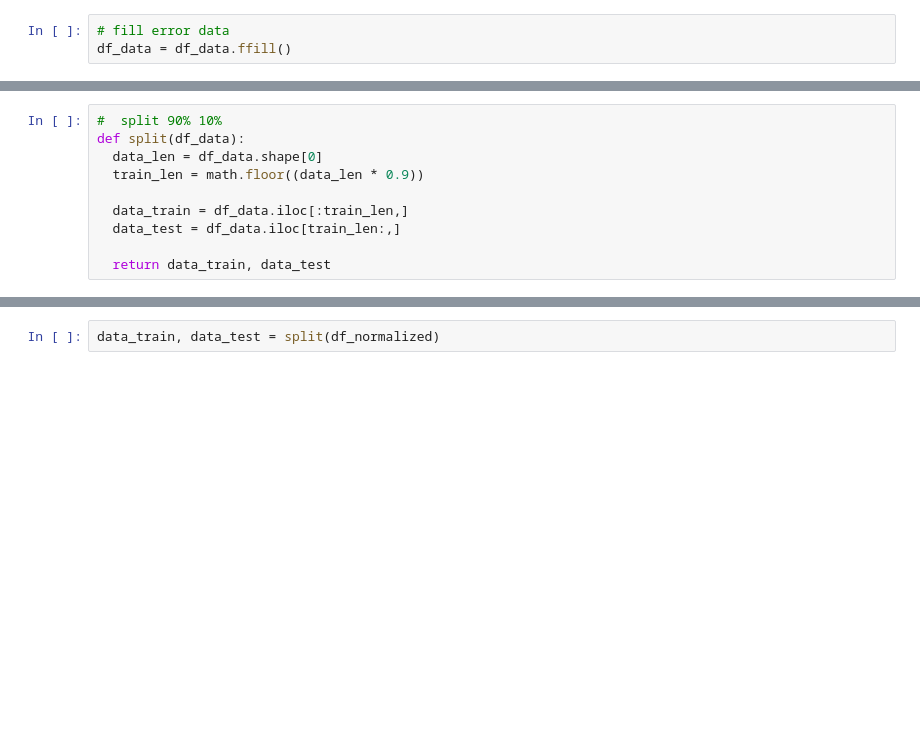
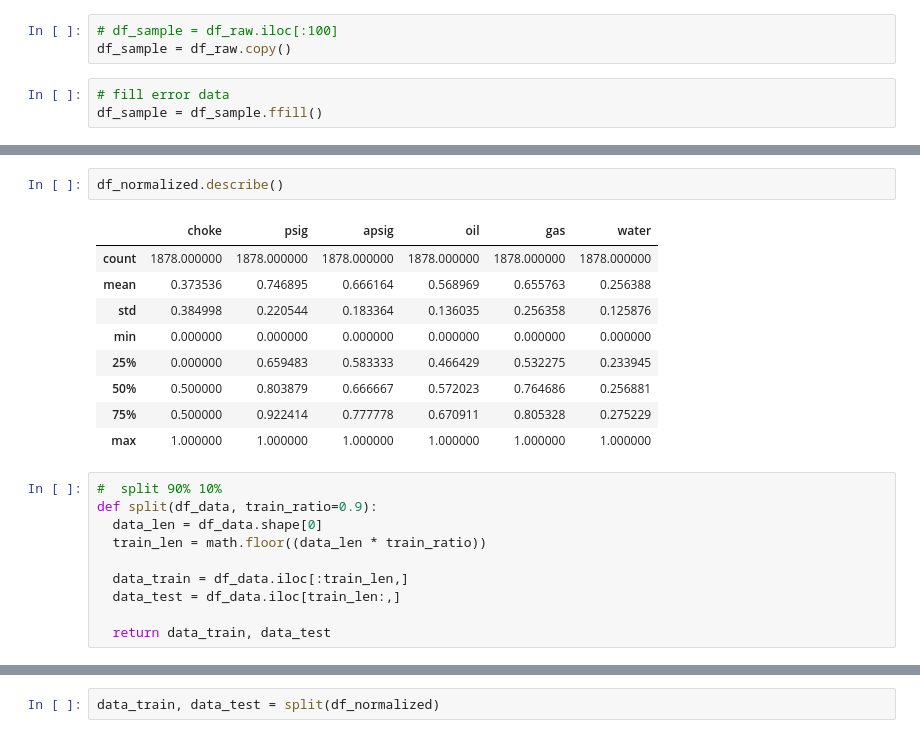
Before and after one commit to Dzyfhuba/lstm-prototype, a Jupyter notebook: app.ipynb, the cells around one changed output, grey strips where cells are left out. Drawn from its saved outputs; the diff is of its cells as text; blank space fills up the shorter version.

```diff
--- a/app.ipynb
+++ b/app.ipynb
@@ -10,3 +19,6 @@ df_data = df_data[columns]
+# %%
+# df_sample = df_raw.iloc[:100]
+df_sample = df_raw.copy()
 # %%
 # fill error data
-df_data = df_data.ffill()
+df_sample = df_sample.ffill()
@@ -21,8 +164,20 @@ df_normalized[columns] = (df_normalized[columns] - min_params) / (max_params - m
+# %%
+df_normalized.describe()
+# %% [output]
+|  | choke | psig | apsig | oil | gas | water |
+| count | 1878.000000 | 1878.000000 | 1878.000000 | 1878.000000 | 1878.000000 | 1878.000000 |
+| mean | 0.373536 | 0.746895 | 0.666164 | 0.568969 | 0.655763 | 0.256388 |
+| std | 0.384998 | 0.220544 | 0.183364 | 0.136035 | 0.256358 | 0.125876 |
+| min | 0.000000 | 0.000000 | 0.000000 | 0.000000 | 0.000000 | 0.000000 |
+| 25% | 0.000000 | 0.659483 | 0.583333 | 0.466429 | 0.532275 | 0.233945 |
+| 50% | 0.500000 | 0.803879 | 0.666667 | 0.572023 | 0.764686 | 0.256881 |
+| 75% | 0.500000 | 0.922414 | 0.777778 | 0.670911 | 0.805328 | 0.275229 |
+| max | 1.000000 | 1.000000 | 1.000000 | 1.000000 | 1.000000 | 1.000000 |
 # %%
 #  split 90% 10%
-def split(df_data):
+def split(df_data, train_ratio=0.9):
   data_len = df_data.shape[0]
-  train_len = math.floor((data_len * 0.9))
+  train_len = math.floor((data_len * train_ratio))
 
   data_train = df_data.iloc[:train_len,]
   data_test = df_data.iloc[train_len:,]
```
Also changed, not shown: parts of 46 cells of this notebook, 6 other files.
